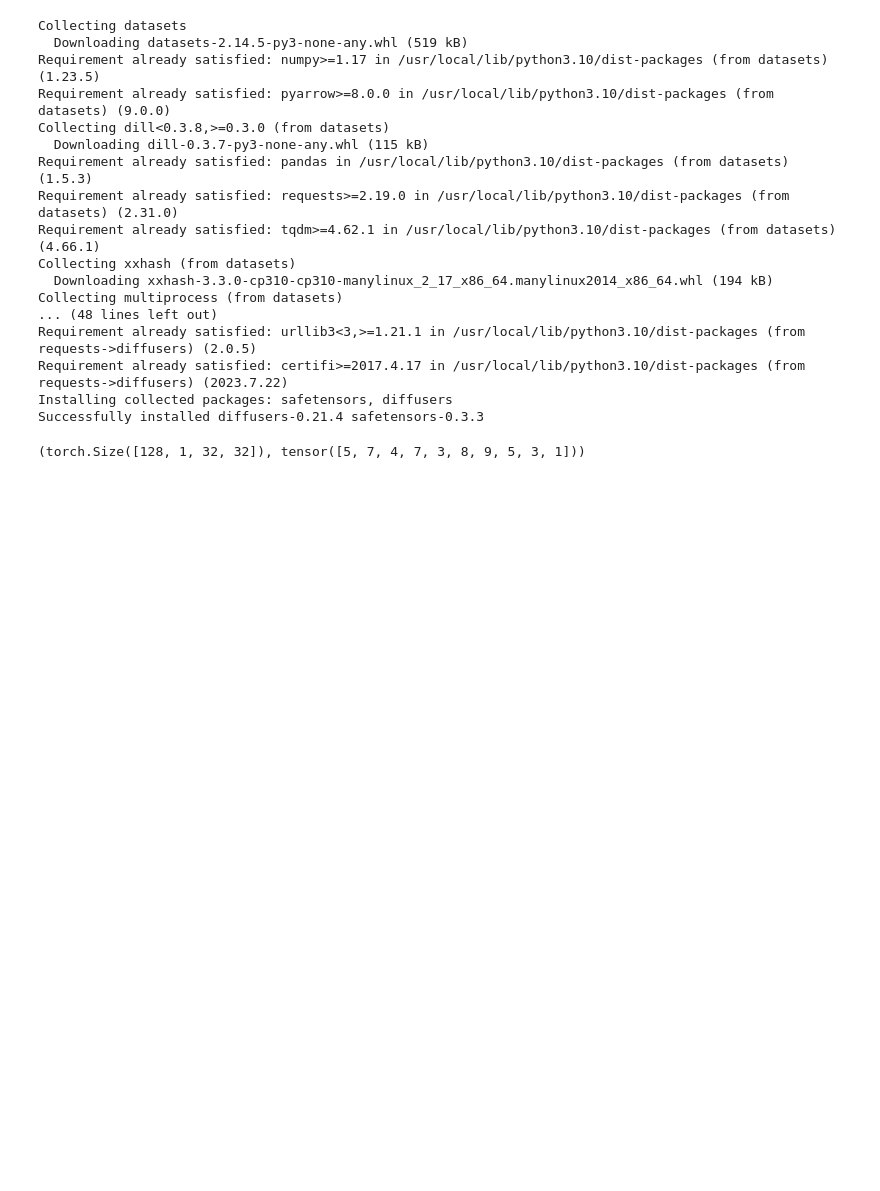
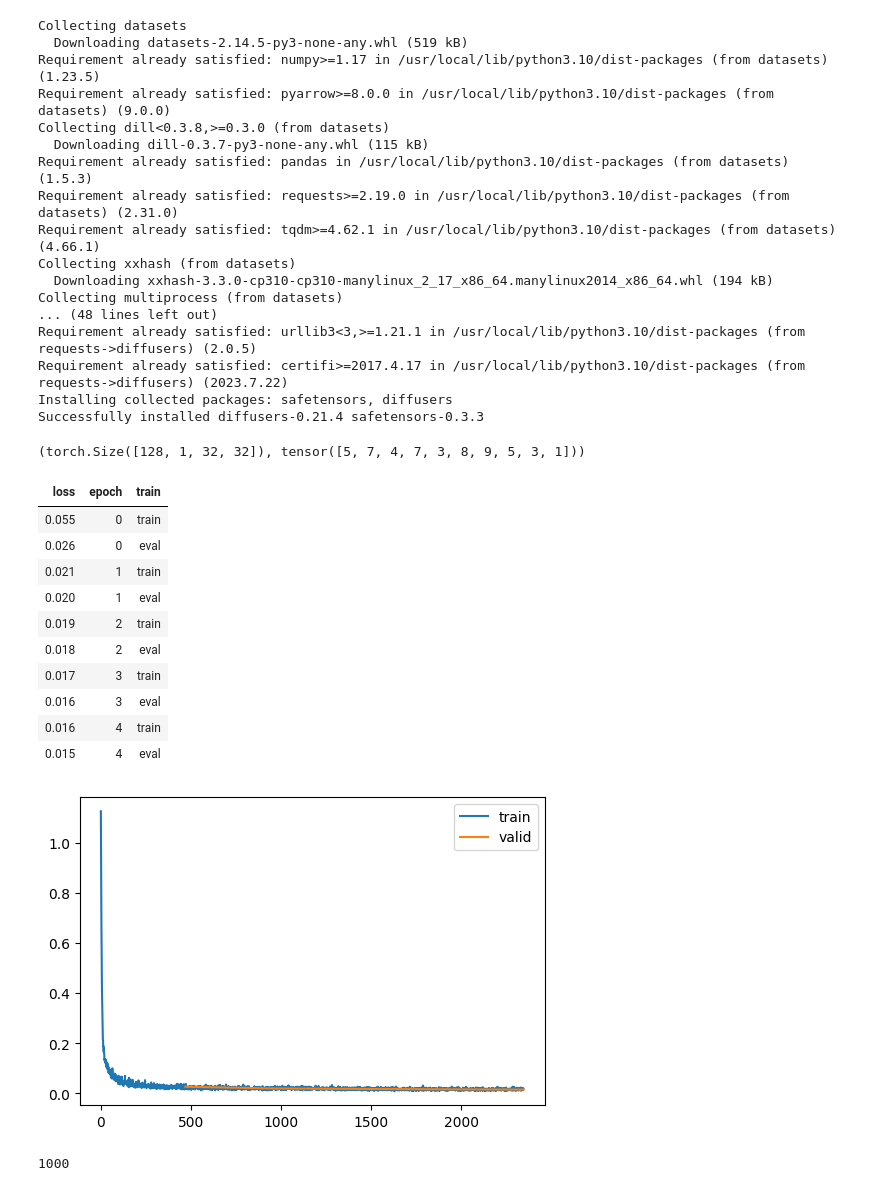
Before and after one commit to satani99/fastai_22_2, a Jupyter notebook: DDPM.ipynb, the cells around one changed output. Saved outputs shown, nothing was run; the diff lists cells and outputs as text; code cells hidden in the pictures; blank space fills up the shorter version.

```diff
--- a/DDPM.ipynb
+++ b/DDPM.ipynb
@@ -85,9 +85,3 @@ xb.shape, yb[:10]
 from diffusers import UNet2DModel
 # %%
 model = UNet2DModel(in_channels=1, out_channels=1, block_out_channels=(32,64,128,128))
-# %%
-class DDPMCB(TrainCB):
-  order = DeviceCB.order+1
-  def __init__(self, n_steps, beta_min, beta_max):
-    super().__init__()
-    self.n_steps,
@@ -93,0 +133,23 @@ class DDPMCB(TrainCB):
+# %%
+lr = 4e-3
+epochs = 5
+tmax = epochs * len(dls.train)
+sched = partial(lr_scheduler.OneCycleLR, max_lr=lr, total_steps=tmax)
+ddpm_cb = DDPMCB(n_steps=1000, beta_min=0.0001, beta_max=0.02)
+cbs = [ddpm_cb, DeviceCB(), ProgressCB(plot=True), MetricsCB(), BatchSchedCB(sched)]
+learn = Learner(model, dls, nn.MSELoss(), lr=lr, cbs=cbs, opt_func=optim.Adam)
+# %%
+learn.fit(epochs)
+# %% [output]
+| loss | epoch | train |
+| 0.055 | 0 | train |
+| 0.026 | 0 | eval |
+| 0.021 | 1 | train |
+| 0.020 | 1 | eval |
+| 0.019 | 2 | train |
+| 0.018 | 2 | eval |
+| 0.017 | 3 | train |
+| 0.016 | 3 | eval |
+| 0.016 | 4 | train |
+| 0.015 | 4 | eval |
+[figure, added]
@@ -93,0 +163,6 @@ class DDPMCB(TrainCB):
+# %%
+set_seed(42)
+samples = ddpm_cb.sample(learn.model, (16, 1, 32, 32))
+len(samples)
+# %% [output]
+1000
```
Also changed, not shown: parts of 7 cells of this notebook.
